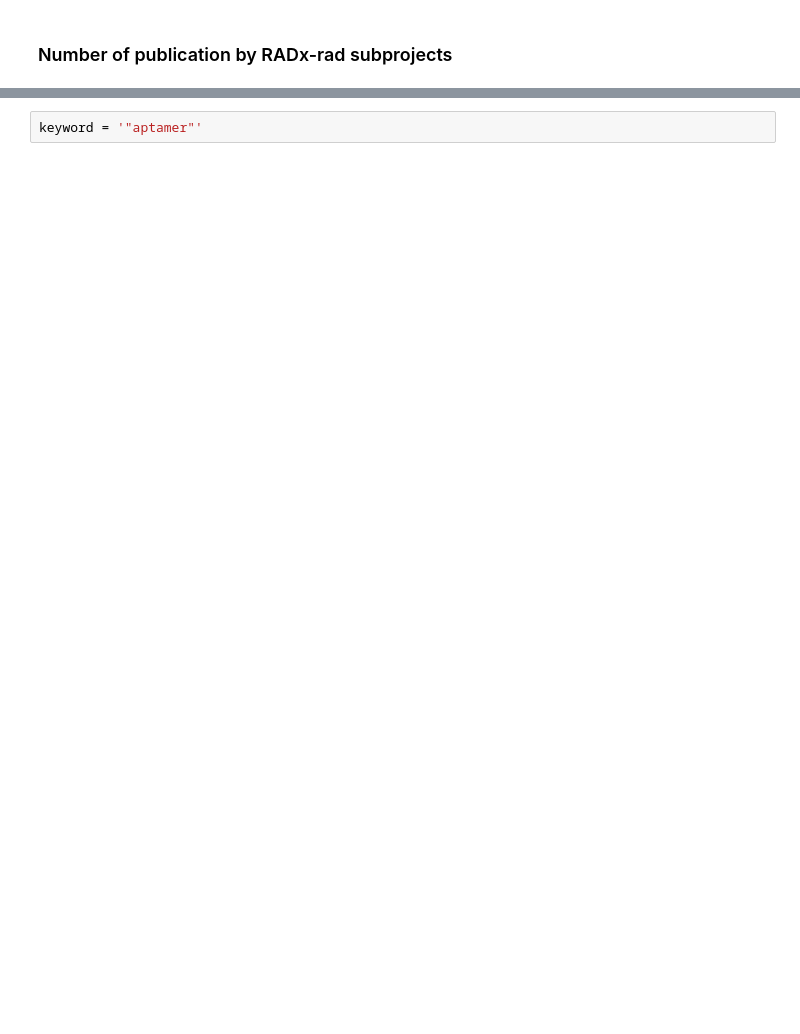
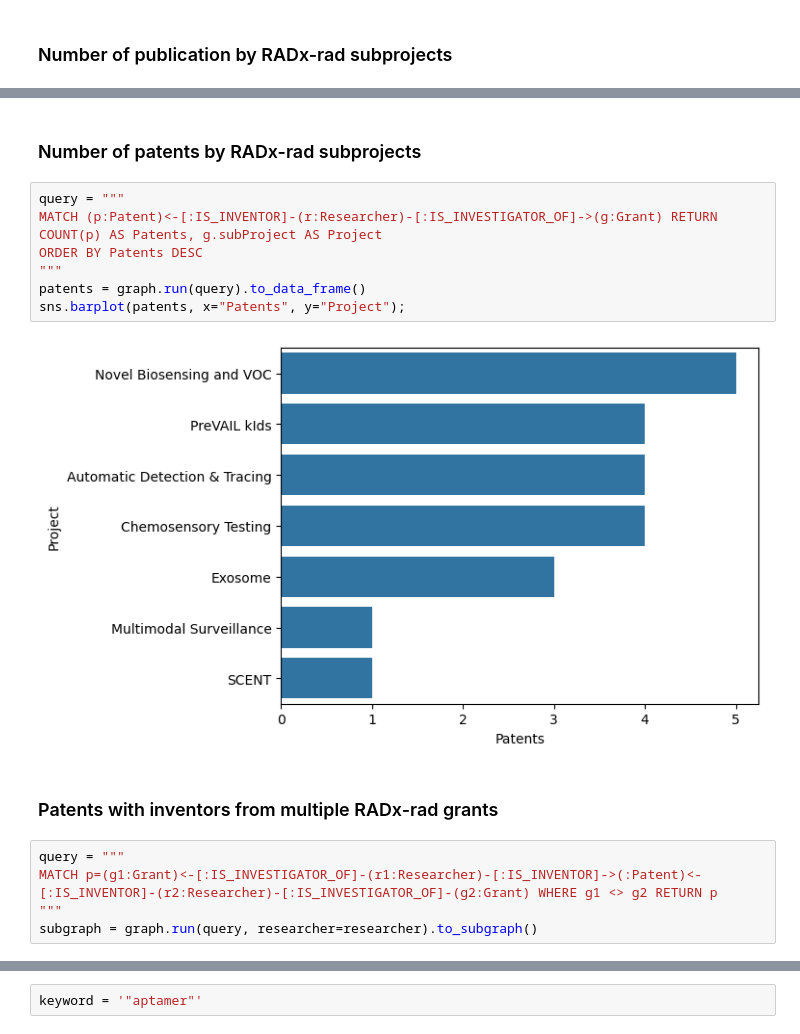
Before and after one commit to radxrad/radx-kg, a Jupyter notebook: notebooks/visualization/ExampleQueries_colab.ipynb, the cells around one changed output, grey strips where cells are left out. Cells and saved outputs as stored; diff of their text form; blank space fills up the shorter version.

```diff
--- a/notebooks/visualization/ExampleQueries_colab.ipynb
+++ b/notebooks/visualization/ExampleQueries_colab.ipynb
@@ -246,0 +269,18 @@ graph.run(query).to_data_frame()
+# %% [markdown]
+### Number of patents by RADx-rad subprojects
+# %%
+query = """
+MATCH (p:Patent)<-[:IS_INVENTOR]-(r:Researcher)-[:IS_INVESTIGATOR_OF]->(g:Grant) RETURN COUNT(p) AS Patents, g.subProject AS Project
+ORDER BY Patents DESC
+"""
+patents = graph.run(query).to_data_frame()
+sns.barplot(patents, x="Patents", y="Project");
+# %% [output]
+[figure, added]
+# %% [markdown]
+### Patents with inventors from multiple RADx-rad grants
+# %%
+query = """
+MATCH p=(g1:Grant)<-[:IS_INVESTIGATOR_OF]-(r1:Researcher)-[:IS_INVENTOR]->(:Patent)<-[:IS_INVENTOR]-(r2:Researcher)-[:IS_INVESTIGATOR_OF]-(g2:Grant) WHERE g1 <> g2 RETURN p
+"""
+subgraph = graph.run(query, researcher=researcher).to_subgraph()
```
Also changed, not shown: parts of 47 cells of this notebook, 1 other file.
